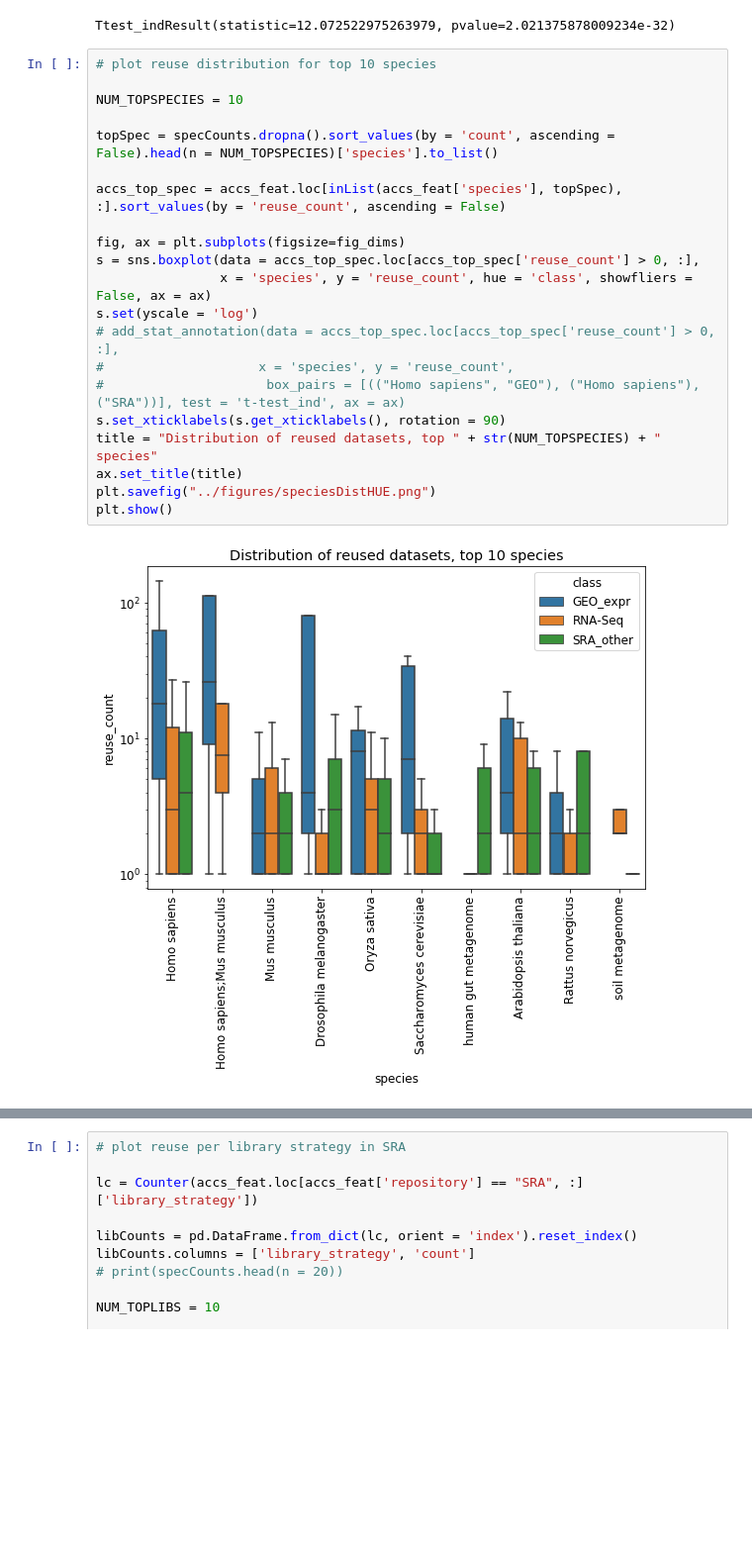
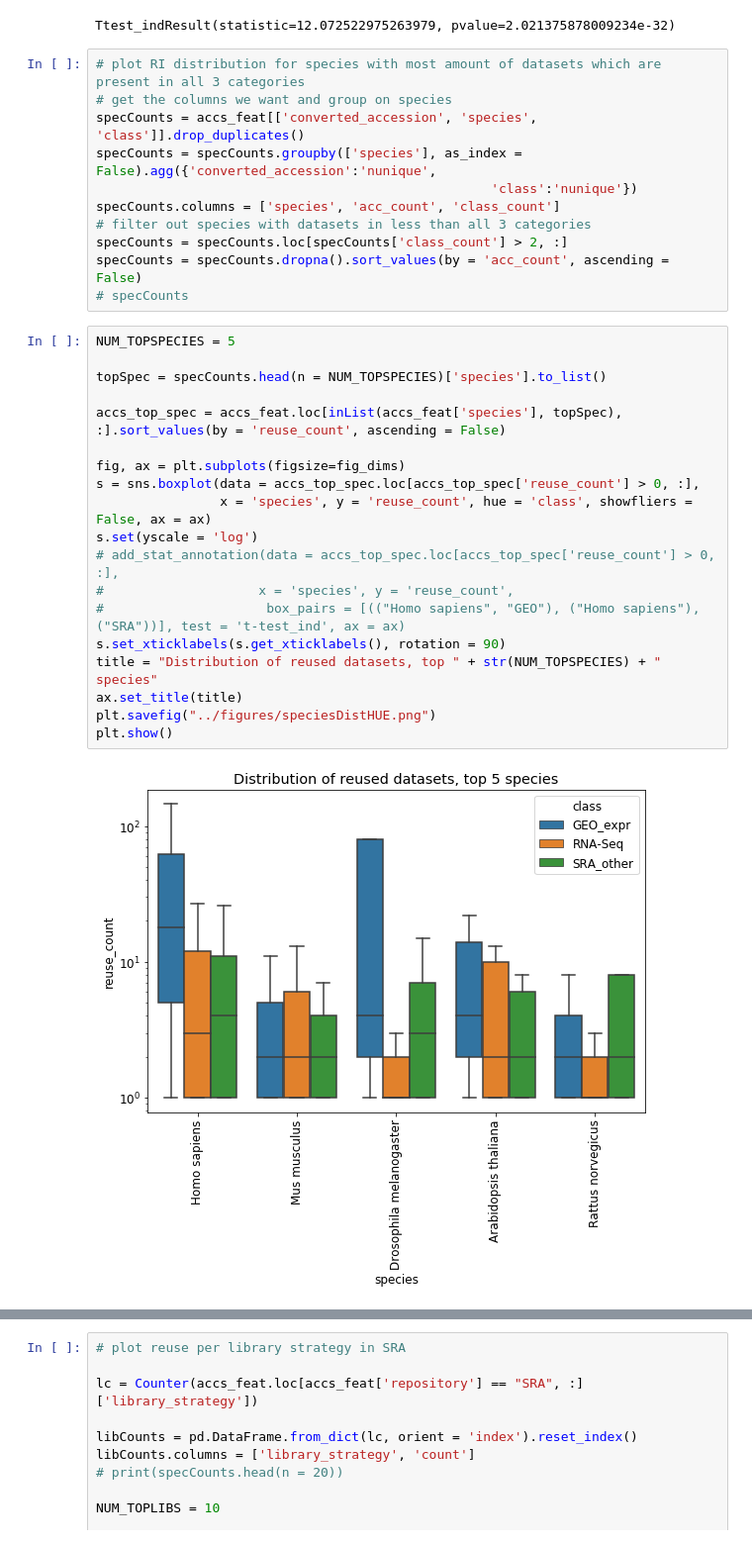
Before and after one commit to smangul1/data_reusability, a Jupyter notebook: jupyter_notebooks/visualize_data.ipynb, the cells around one changed output, grey strips where cells are left out. Shown: that part at 99% size. Cells and saved outputs as stored; diff of their text form; blank space fills up the shorter version.

```diff
--- a/jupyter_notebooks/visualize_data.ipynb
+++ b/jupyter_notebooks/visualize_data.ipynb
@@ -410,26 +434,35 @@ scipy.stats.ttest_ind(a = accs_feat_filtSRA.loc[accs_feat_filtSRA['is_human'] ==
                      equal_var = False)
 # %% [output]
 Ttest_indResult(statistic=12.072522975263979, pvalue=2.021375878009234e-32)
+# %%
+# plot RI distribution for species with most amount of datasets which are present in all 3 categories
+# get the columns we want and group on species
+specCounts = accs_feat[['converted_accession', 'species', 'class']].drop_duplicates()
+specCounts = specCounts.groupby(['species'], as_index = False).agg({'converted_accession':'nunique',
+                                                   'class':'nunique'})
+specCounts.columns = ['species', 'acc_count', 'class_count']
+# filter out species with datasets in less than all 3 categories
+specCounts = specCounts.loc[specCounts['class_count'] > 2, :]
+specCounts = specCounts.dropna().sort_values(by = 'acc_count', ascending = False)
+# specCounts
 # %%
-# plot reuse distribution for top 10 species
+NUM_TOPSPECIES = 5
 
-NUM_TOPSPECIES = 10
-
-topSpec = specCounts.dropna().sort_values(by = 'count', ascending = False).head(n = NUM_TOPSPECIES)['species'].to_list()
+topSpec = specCounts.head(n = NUM_TOPSPECIES)['species'].to_list()
 
 accs_top_spec = accs_feat.loc[inList(accs_feat['species'], topSpec), :].sort_values(by = 'reuse_count', ascending = False)
 
 fig, ax = plt.subplots(figsize=fig_dims)
 s = sns.boxplot(data = accs_top_spec.loc[accs_top_spec['reuse_count'] > 0, :],
                 x = 'species', y = 'reuse_count', hue = 'class', showfliers = False, ax = ax)
 s.set(yscale = 'log')
 # add_stat_annotation(data = accs_top_spec.loc[accs_top_spec['reuse_count'] > 0, :],
 #                    x = 'species', y = 'reuse_count',
 #                     box_pairs = [(("Homo sapiens", "GEO"), ("Homo sapiens"), ("SRA"))], test = 't-test_ind', ax = ax)
 s.set_xticklabels(s.get_xticklabels(), rotation = 90)
 title = "Distribution of reused datasets, top " + str(NUM_TOPSPECIES) + " species"
 ax.set_title(title)
 plt.savefig("../figures/speciesDistHUE.png")
 plt.show()
 # %% [output]
-[figure, old version]
+[figure, new version]
```
Also changed, not shown: parts of 17 cells of this notebook, 6 other files.
